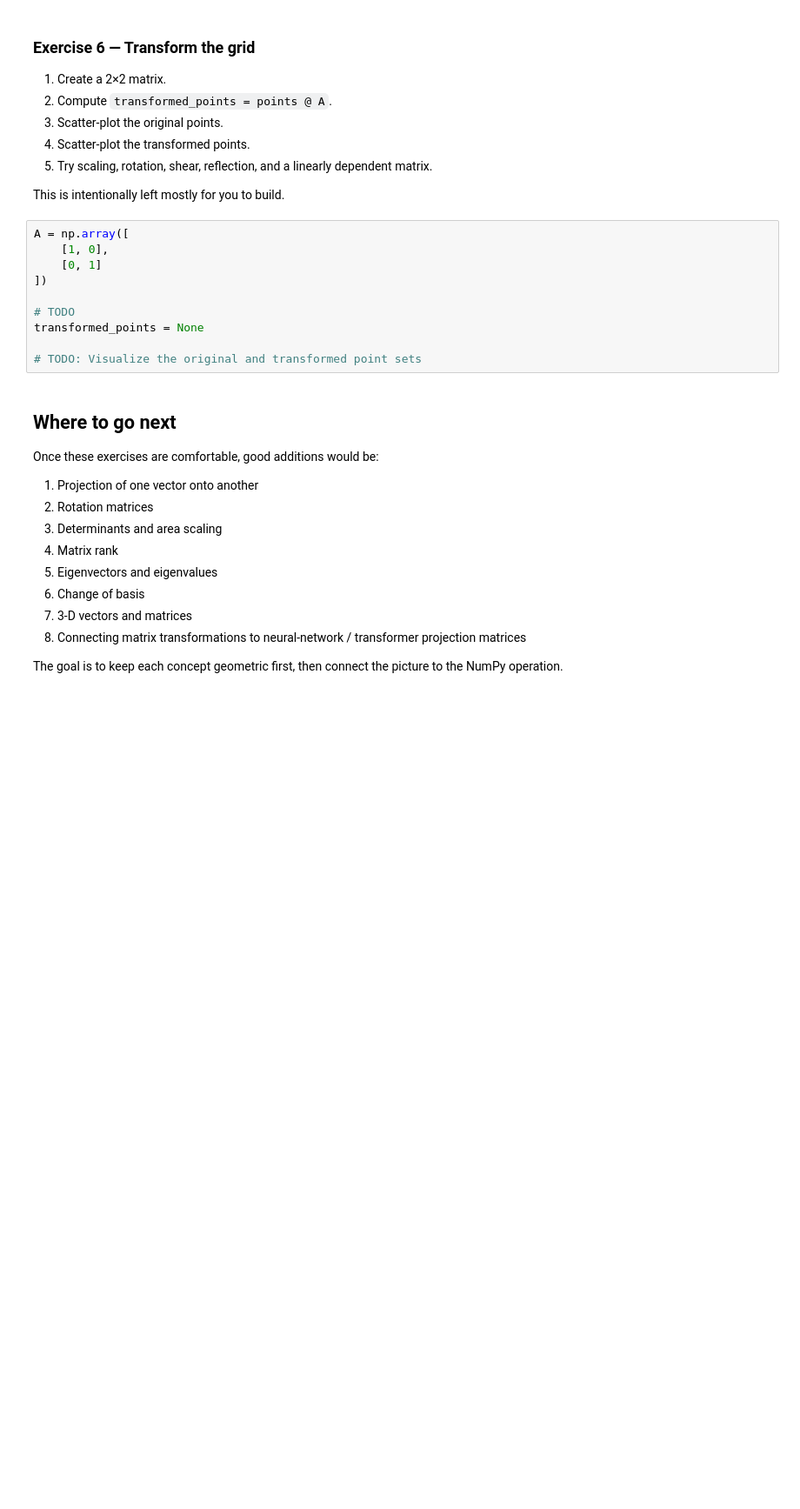
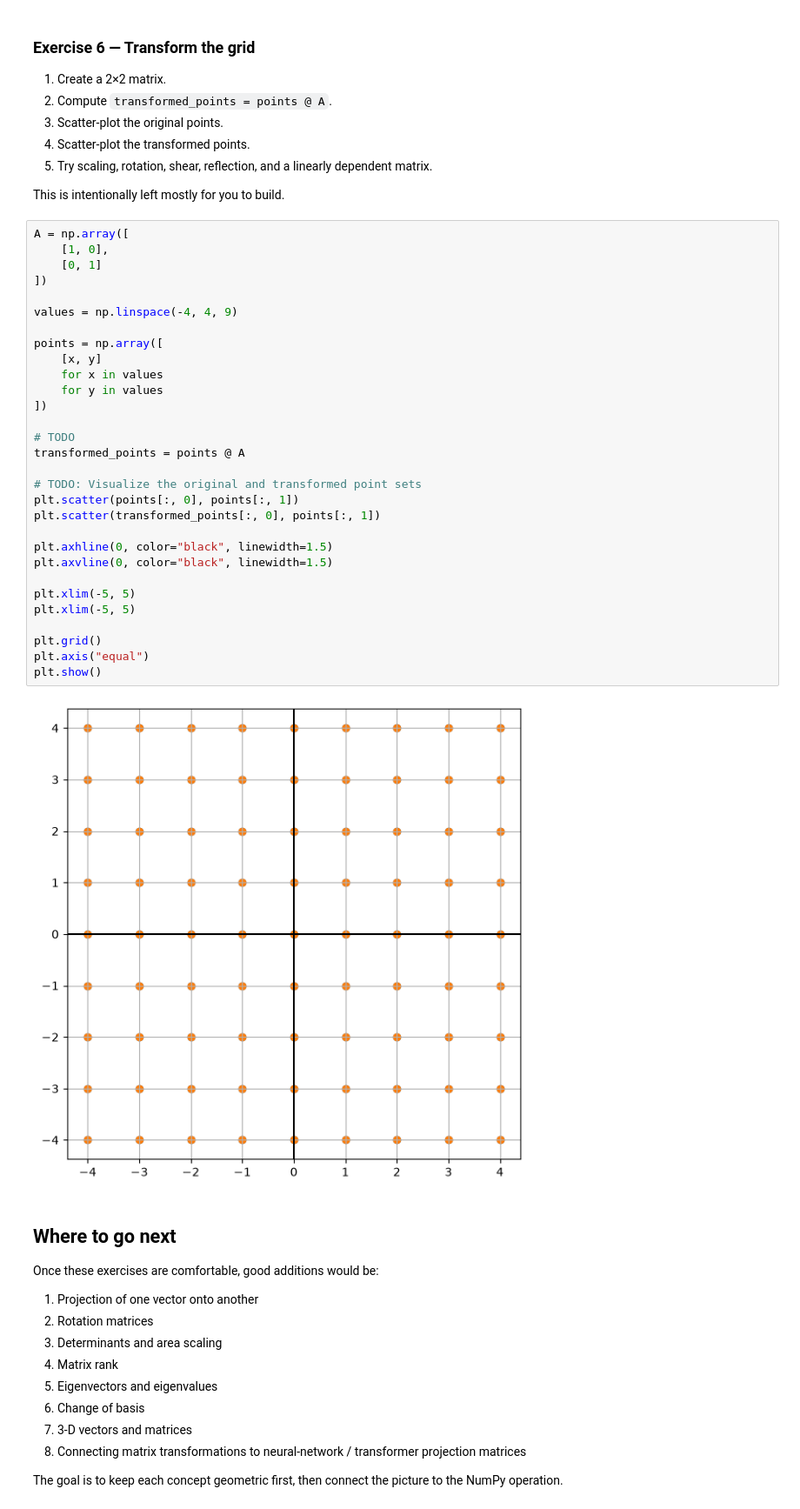
Before and after one commit to troymcgahey/jupyter-notebooks, a Jupyter notebook: notebooks/linear_algebra_visualization.ipynb, the cells around one changed output. Shown at 87% size. Cells and saved outputs as stored; diff of their text form; blank space fills up the shorter version.

```diff
--- a/notebooks/linear_algebra_visualization.ipynb
+++ b/notebooks/linear_algebra_visualization.ipynb
@@ -663,13 +663,35 @@ This is intentionally left mostly for you to build.
 # %%
 A = np.array([
     [1, 0],
     [0, 1]
 ])
 
+values = np.linspace(-4, 4, 9)
+
+points = np.array([
+    [x, y]
+    for x in values
+    for y in values
+])
+
 # TODO
-transformed_points = None
+transformed_points = points @ A
 
 # TODO: Visualize the original and transformed point sets
+plt.scatter(points[:, 0], points[:, 1])
+plt.scatter(transformed_points[:, 0], points[:, 1])
+
+plt.axhline(0, color="black", linewidth=1.5)
+plt.axvline(0, color="black", linewidth=1.5)
+
+plt.xlim(-5, 5)
+plt.xlim(-5, 5)
+
+plt.grid()
+plt.axis("equal")
+plt.show()
+# %% [output]
+[figure, added]
 # %% [markdown]
 ## Where to go next
 
```
